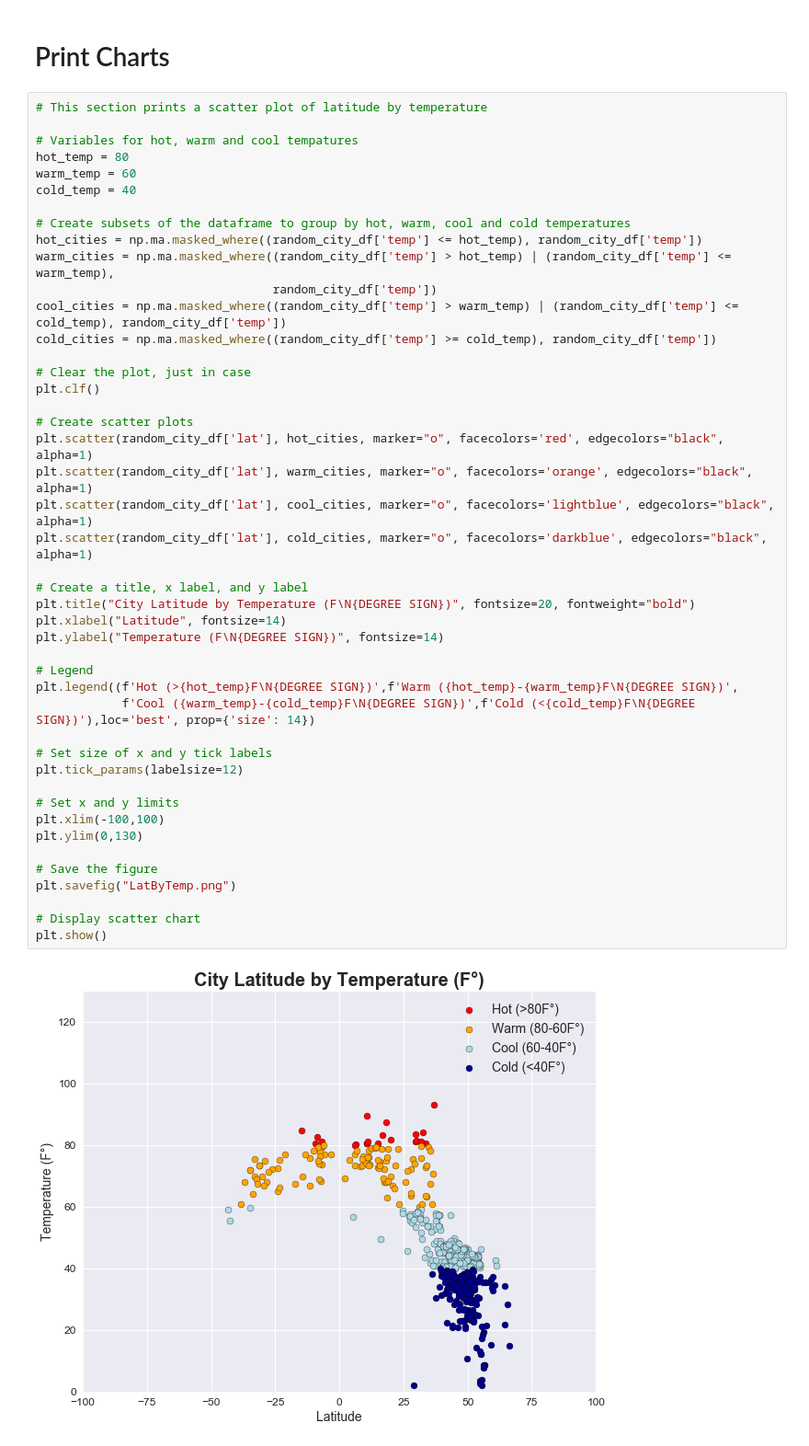
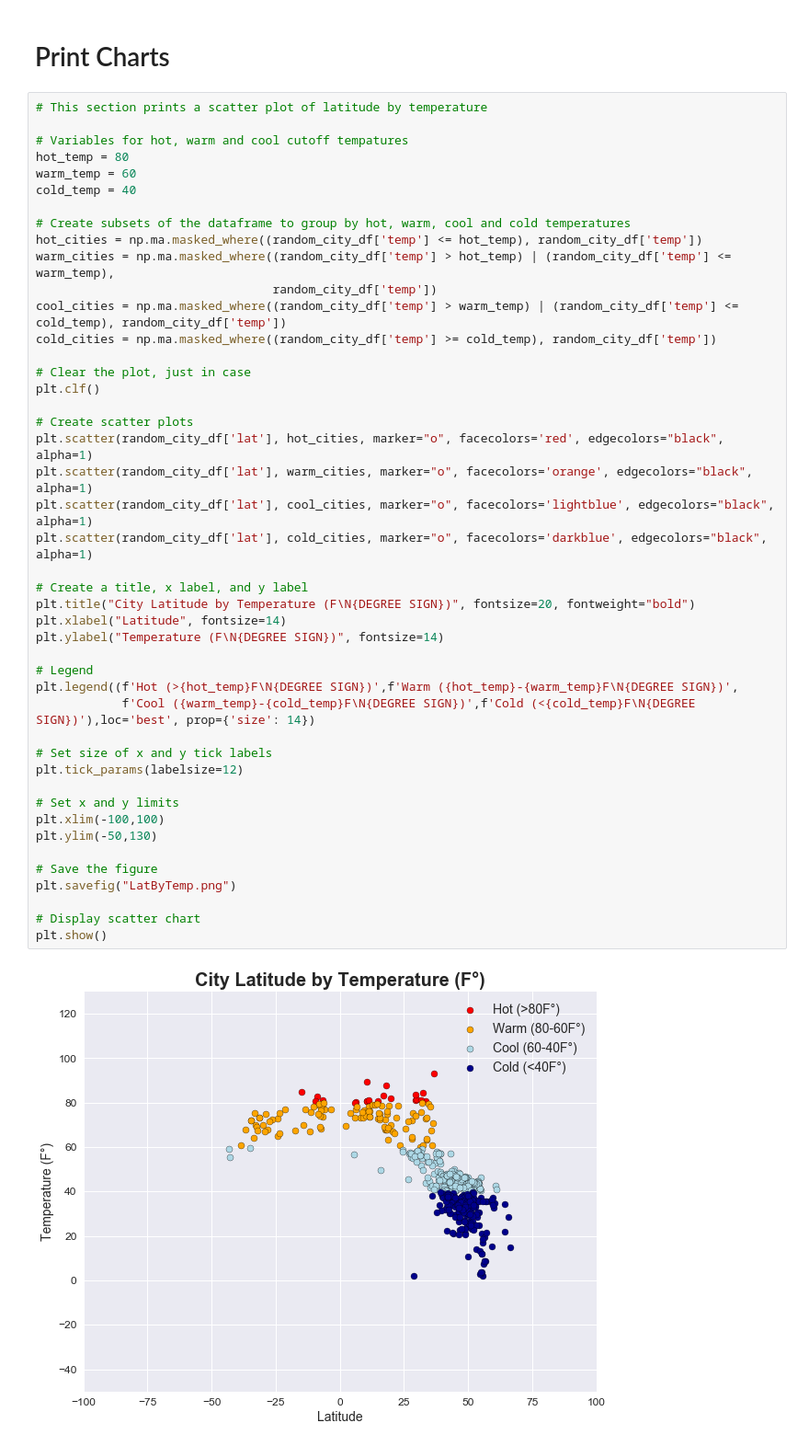
Before and after one commit to spencerrand/Unit-6-Python-APIs, a Jupyter notebook: main.ipynb, the cells around one changed output. Shown at 92% size. Saved outputs shown, nothing was run; the diff lists cells and outputs as text.

```diff
--- a/main.ipynb
+++ b/main.ipynb
@@ -184,7 +184,7 @@ random_city_df.to_csv("weather_data.csv", encoding='utf-8')
 # %%
 # This section prints a scatter plot of latitude by temperature
 
-# Variables for hot, warm and cool tempatures
+# Variables for hot, warm and cool cutoff tempatures
 hot_temp = 80
 warm_temp = 60
 cold_temp = 40
@@ -199,35 +199,35 @@ cold_cities = np.ma.masked_where((random_city_df['temp'] >= cold_temp), random_c
 # Clear the plot, just in case
 plt.clf()
 
 # Create scatter plots
 plt.scatter(random_city_df['lat'], hot_cities, marker="o", facecolors='red', edgecolors="black", alpha=1)
 plt.scatter(random_city_df['lat'], warm_cities, marker="o", facecolors='orange', edgecolors="black", alpha=1)
 plt.scatter(random_city_df['lat'], cool_cities, marker="o", facecolors='lightblue', edgecolors="black", alpha=1)
 plt.scatter(random_city_df['lat'], cold_cities, marker="o", facecolors='darkblue', edgecolors="black", alpha=1)
 
 # Create a title, x label, and y label
 plt.title("City Latitude by Temperature (F\N{DEGREE SIGN})", fontsize=20, fontweight="bold")
 plt.xlabel("Latitude", fontsize=14)
 plt.ylabel("Temperature (F\N{DEGREE SIGN})", fontsize=14)
 
 # Legend
 plt.legend((f'Hot (>{hot_temp}F\N{DEGREE SIGN})',f'Warm ({hot_temp}-{warm_temp}F\N{DEGREE SIGN})',
             f'Cool ({warm_temp}-{cold_temp}F\N{DEGREE SIGN})',f'Cold (<{cold_temp}F\N{DEGREE SIGN})'),loc='best', prop={'size': 14})
 
 # Set size of x and y tick labels
 plt.tick_params(labelsize=12)
 
 # Set x and y limits
 plt.xlim(-100,100)
-plt.ylim(0,130)
+plt.ylim(-50,130)
 
 # Save the figure
 plt.savefig("LatByTemp.png")
 
 # Display scatter chart
 plt.show()
 # %% [output]
-[figure, old version]
+[figure, new version]
 # %%
 # This section prints a scatter plot of latitude by humidity
 
```
Also changed, not shown: parts of 3 cells of this notebook.
